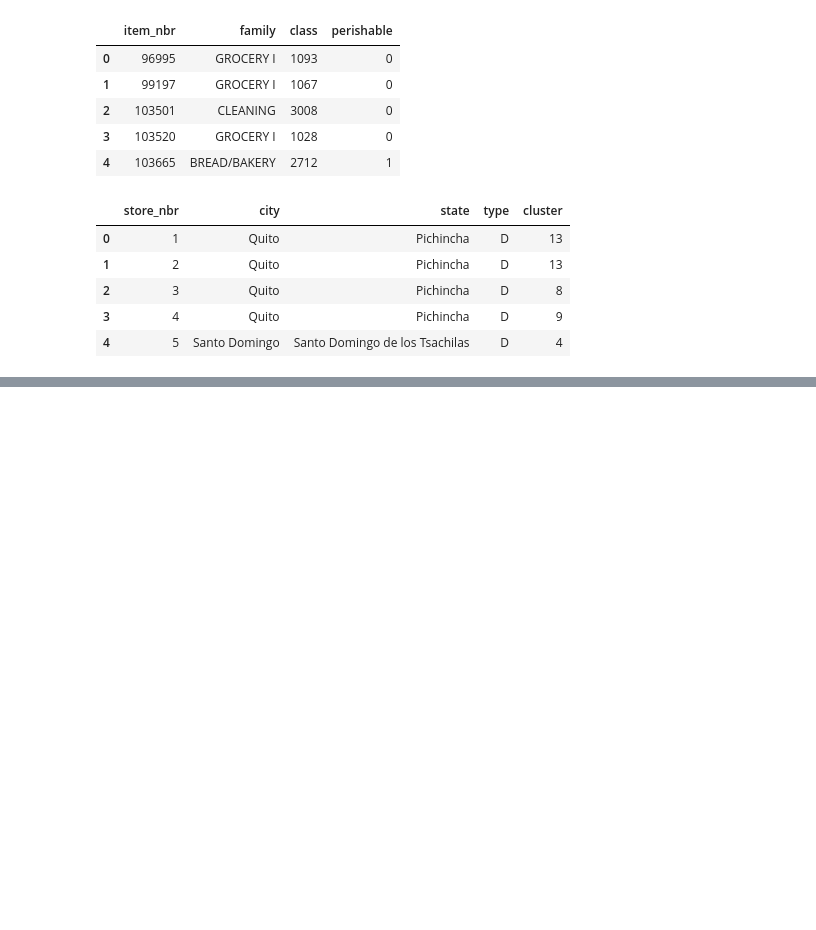
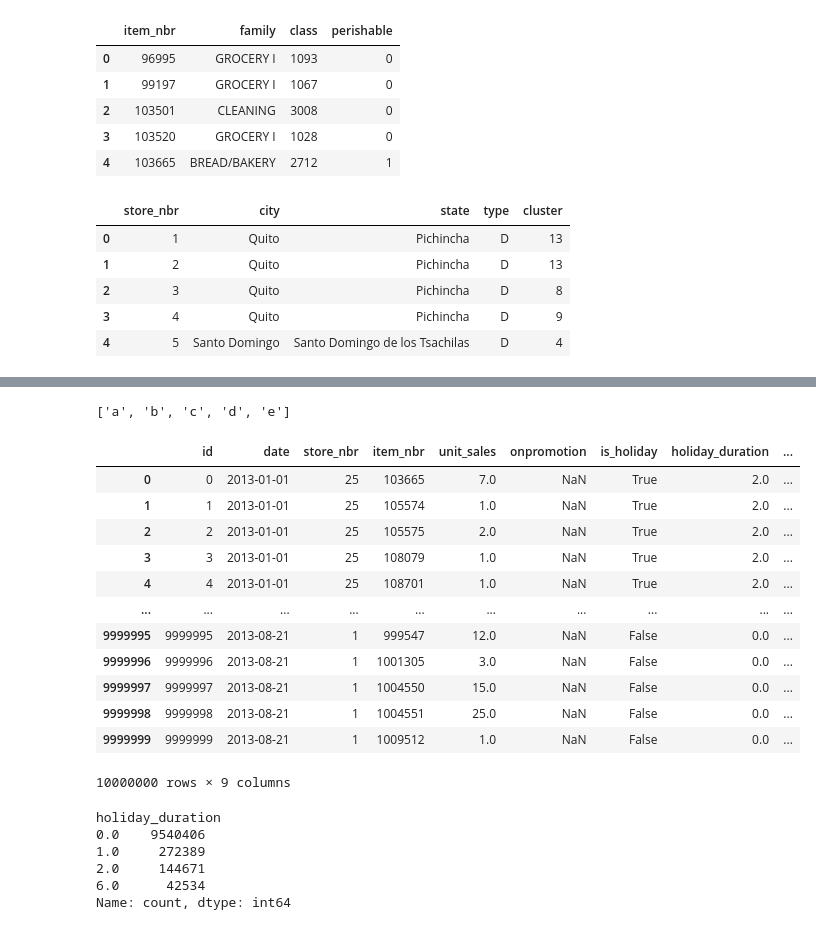
Before and after one commit to GregW04/Demand-Forecast, a Jupyter notebook: DF_wakacyjne_wyzwanie/EDA/EDA_Greggy.ipynb, the cells around one changed output, grey strips where cells are left out. Saved outputs shown, nothing was run; the diff lists cells and outputs as text; code cells hidden in the pictures; blank space fills up the shorter version.

Commit message:
feat: add holidays_preproc

```diff
--- a/DF_wakacyjne_wyzwanie/EDA/EDA_Greggy.ipynb
+++ b/DF_wakacyjne_wyzwanie/EDA/EDA_Greggy.ipynb
@@ -1490,11 +1490,11 @@ def preprocess_holidays(holidays: pd.DataFrame,
           "business_key","product_key"]
     return df[cols].reset_index(drop=True)
 # %%
-hp = preprocess_holidays(holidays_events, stores, items,
-                         business_level="city",
-                         product_level="family")
+# hp = preprocess_holidays(holidays_events, stores, items,
+#                          business_level="store_nbr",
+#                          product_level="family")
 
-hp.head(60)
+# hp.head(60)
 # %% [output]
 |  | date | scope | scope_name | anchor_label | anchor_key | role | offset_days | city | state | ... |
 | 0 | 2012-03-02 | Local | Manta | Fundacion de Manta | fundacion de manta | holiday | NaN | Manta | Manabi | ... |
@@ -1533,0 +1585,3 @@ stores.head()
+# %%
+import importlib, holidays_preproc as hp
+hp = importlib.reload(hp)
@@ -1533,0 +1592,6 @@ stores.head()
+# %%
+a = ['a', 'b', 'c']
+a.extend(['d','e'])
+a
+# %% [output]
+['a', 'b', 'c', 'd', 'e']
@@ -1533,0 +1600,2 @@ stores.head()
+# %%
+df = hp.merge_train(train[:10000000], holidays_events, stores)
@@ -1533,0 +1604,25 @@ stores.head()
+# %%
+df
+# %% [output]
+|  | id | date | store_nbr | item_nbr | unit_sales | onpromotion | is_holiday | holiday_duration | ... |
+| 0 | 0 | 2013-01-01 | 25 | 103665 | 7.0 | NaN | True | 2.0 | ... |
+| 1 | 1 | 2013-01-01 | 25 | 105574 | 1.0 | NaN | True | 2.0 | ... |
+| 2 | 2 | 2013-01-01 | 25 | 105575 | 2.0 | NaN | True | 2.0 | ... |
+| 3 | 3 | 2013-01-01 | 25 | 108079 | 1.0 | NaN | True | 2.0 | ... |
+| 4 | 4 | 2013-01-01 | 25 | 108701 | 1.0 | NaN | True | 2.0 | ... |
+| ... | ... | ... | ... | ... | ... | ... | ... | ... | ... |
+| 9999995 | 9999995 | 2013-08-21 | 1 | 999547 | 12.0 | NaN | False | 0.0 | ... |
+| 9999996 | 9999996 | 2013-08-21 | 1 | 1001305 | 3.0 | NaN | False | 0.0 | ... |
+| 9999997 | 9999997 | 2013-08-21 | 1 | 1004550 | 15.0 | NaN | False | 0.0 | ... |
+| 9999998 | 9999998 | 2013-08-21 | 1 | 1004551 | 25.0 | NaN | False | 0.0 | ... |
+| 9999999 | 9999999 | 2013-08-21 | 1 | 1009512 | 1.0 | NaN | False | 0.0 | ... |
+10000000 rows × 9 columns
+# %%
+df['holiday_duration'].value_counts()
+# %% [output]
+holiday_duration
+0.0    9540406
+1.0     272389
+2.0     144671
+6.0      42534
+Name: count, dtype: int64
```
Also changed, not shown: parts of 14 cells of this notebook, 1 other file.
